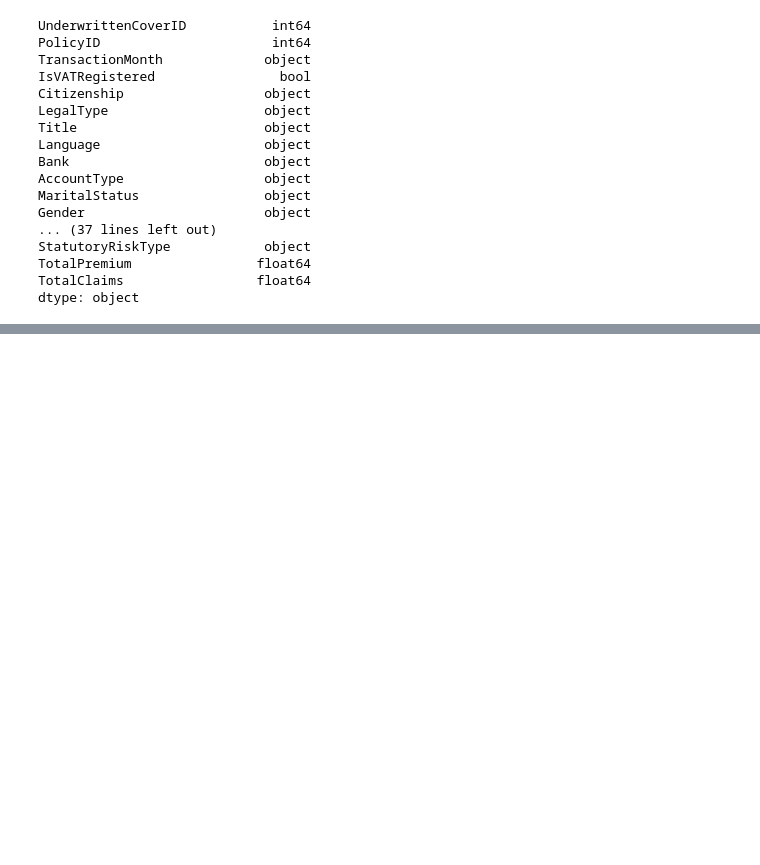
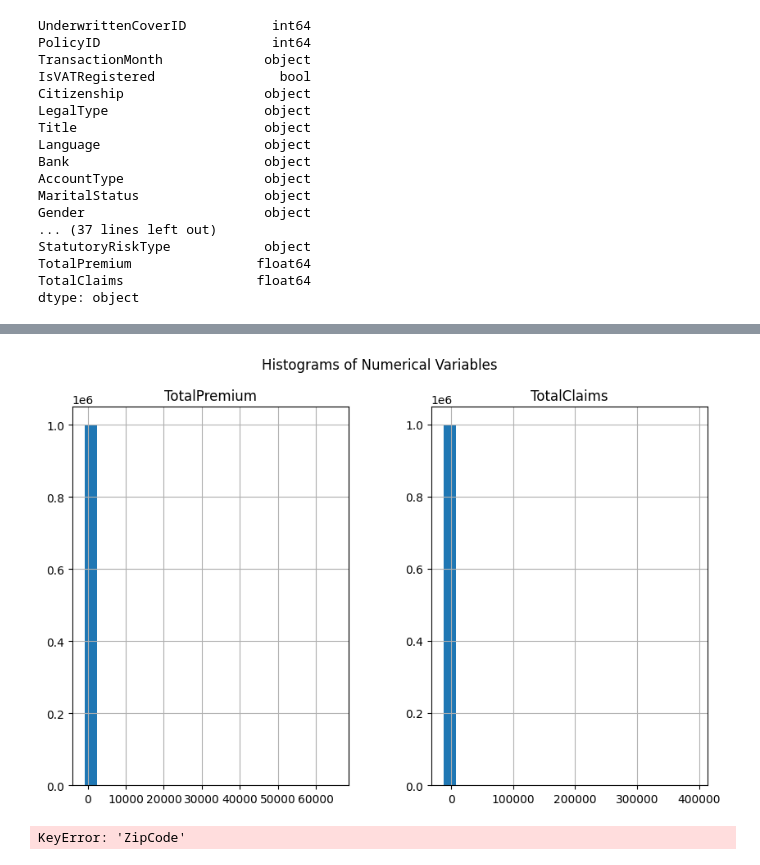
Before and after one commit to Ofgeha-Gelana/ACIS-PremiumOptimizer, a Jupyter notebook: notebooks/eda.ipynb, the cells around one changed output, grey strips where cells are left out. Drawn from its saved outputs; the diff is of its cells as text; code cells hidden in the pictures; blank space fills up the shorter version.

```diff
--- a/notebooks/eda.ipynb
+++ b/notebooks/eda.ipynb
@@ -83,0 +125,19 @@ dtype: object
+# %%
+import matplotlib.pyplot as plt
+import seaborn as sns
+
+# Histograms for numerical columns
+numerical_columns = ['TotalPremium', 'TotalClaims']  # Add other numerical columns
+df[numerical_columns].hist(bins=20, figsize=(10, 6))
+plt.suptitle('Histograms of Numerical Variables')
+plt.show()
+
+# Bar charts for categorical columns (e.g., 'ZipCode', 'InsuranceType')
+categorical_columns = ['ZipCode', 'InsuranceType']  # Add other categorical columns
+for column in categorical_columns:
+    sns.countplot(x=df[column])
+    plt.title(f'Distribution of {column}')
+    plt.show()
+# %% [output]
+[figure, added]
+KeyError: 'ZipCode'
```
Also changed, not shown: parts of 3 cells of this notebook.
